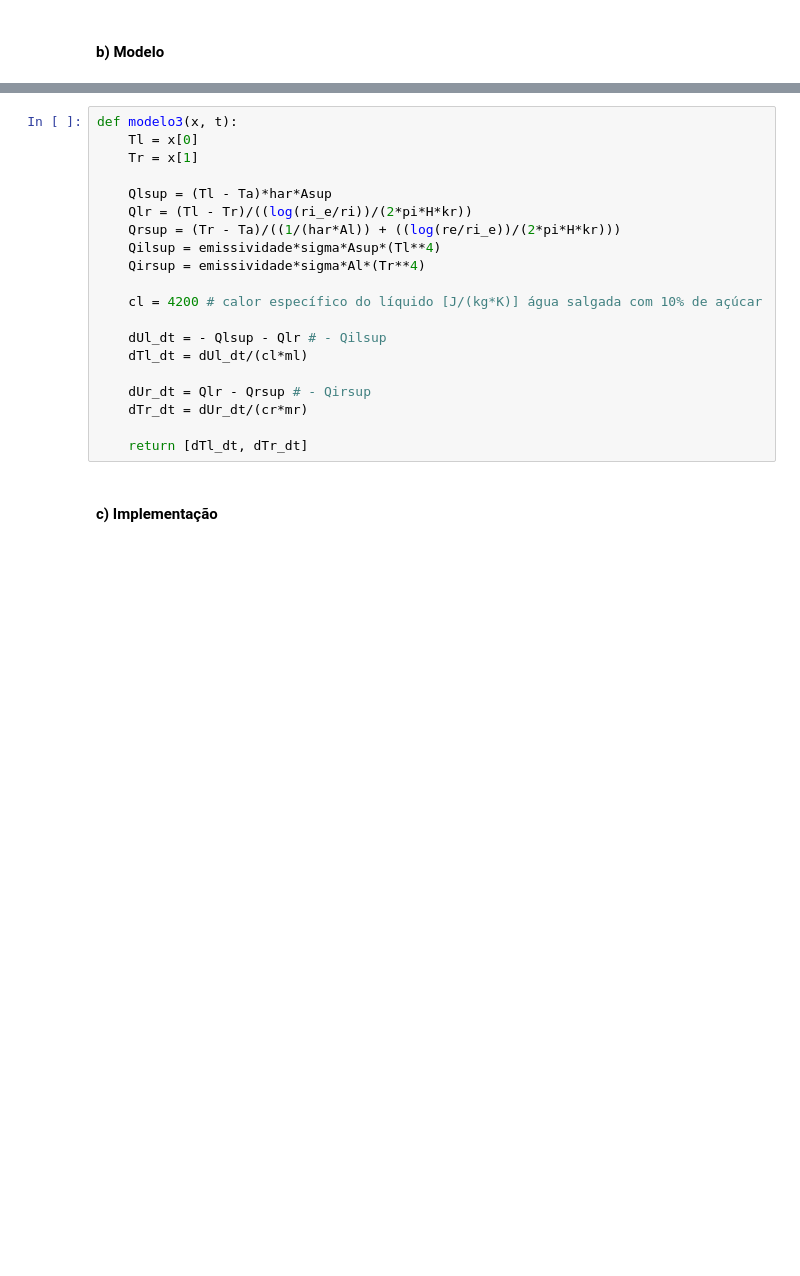
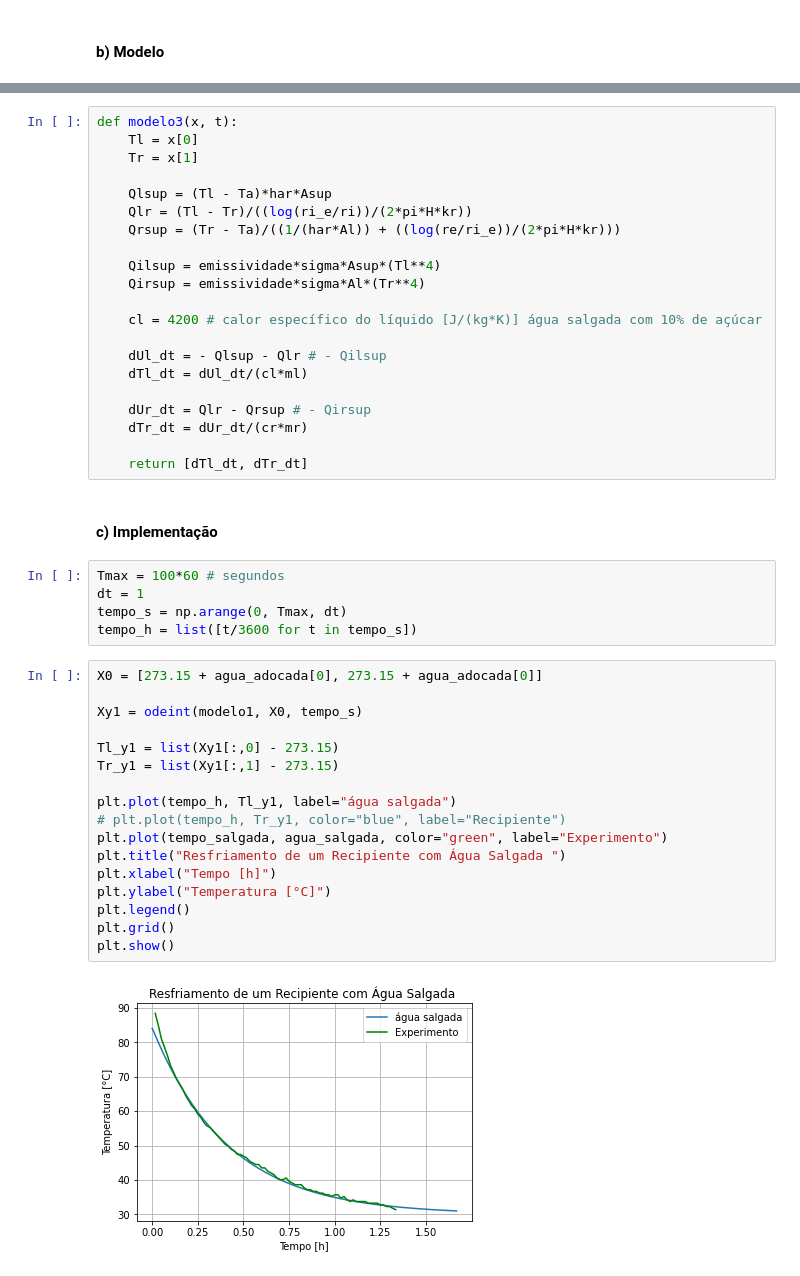
Before and after one commit to dourado-rafa/ModssimProjeto2, a Jupyter notebook: P2.ipynb, the cells around one changed output, grey strips where cells are left out. Cells and saved outputs as stored; diff of their text form; blank space fills up the shorter version.

```diff
--- a/P2.ipynb
+++ b/P2.ipynb
@@ -139,6 +140,7 @@ def modelo3(x, t):
     Qlsup = (Tl - Ta)*har*Asup
     Qlr = (Tl - Tr)/((log(ri_e/ri))/(2*pi*H*kr))
     Qrsup = (Tr - Ta)/((1/(har*Al)) + ((log(re/ri_e))/(2*pi*H*kr)))
+
     Qilsup = emissividade*sigma*Asup*(Tl**4)
     Qirsup = emissividade*sigma*Al*(Tr**4)
 
@@ -153,3 +155,27 @@ def modelo3(x, t):
     return [dTl_dt, dTr_dt]
 # %% [markdown]
 #### c) Implementação
+# %%
+Tmax = 100*60 # segundos
+dt = 1
+tempo_s = np.arange(0, Tmax, dt)
+tempo_h = list([t/3600 for t in tempo_s])
+# %%
+X0 = [273.15 + agua_adocada[0], 273.15 + agua_adocada[0]]
+
+Xy1 = odeint(modelo1, X0, tempo_s)
+
+Tl_y1 = list(Xy1[:,0] - 273.15)
+Tr_y1 = list(Xy1[:,1] - 273.15)
+
+plt.plot(tempo_h, Tl_y1, label="água salgada")
+# plt.plot(tempo_h, Tr_y1, color="blue", label="Recipiente")
+plt.plot(tempo_salgada, agua_salgada, color="green", label="Experimento")
+plt.title("Resfriamento de um Recipiente com Água Salgada ")
+plt.xlabel("Tempo [h]")
+plt.ylabel("Temperatura [°C]")
+plt.legend()
+plt.grid()
+plt.show()
+# %% [output]
+[figure, added]
```
Also changed, not shown: parts of 5 cells of this notebook.
